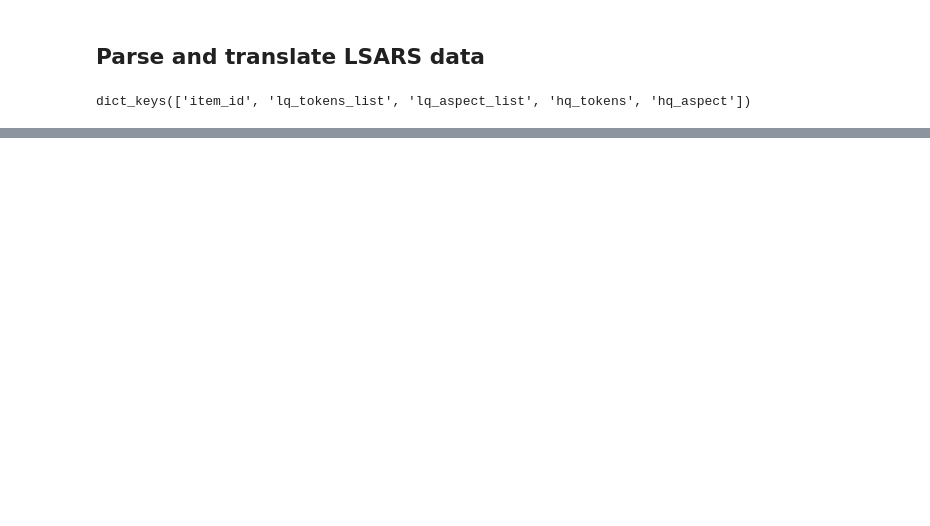
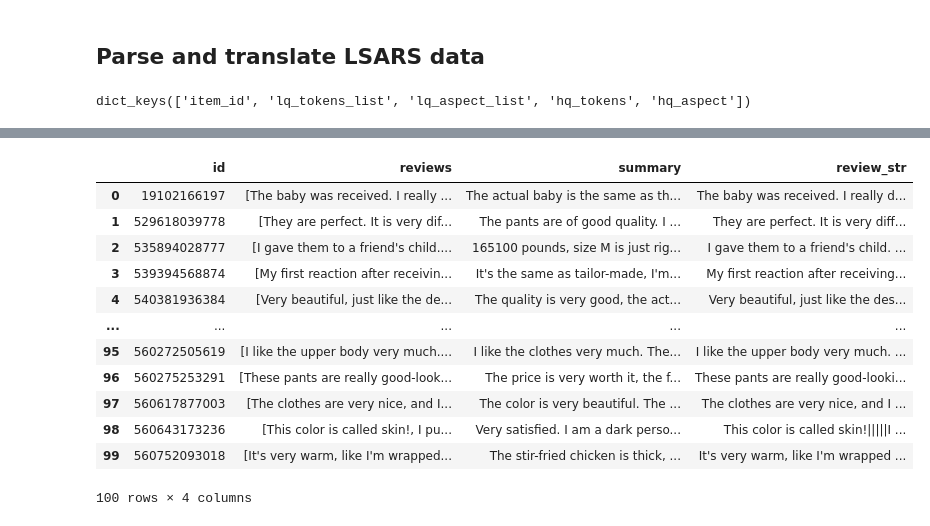
Before and after one commit to hpiercehoffman/AC215_FlavorFusion, a Jupyter notebook: src/docker-volumes/notebooks/translate-data.ipynb, the cells around one changed output, grey strips where cells are left out. Saved outputs shown, nothing was run; the diff lists cells and outputs as text; code cells hidden in the pictures; blank space fills up the shorter version.

Commit message:
Translated first 100 records in test set with free API

```diff
--- a/src/docker-volumes/notebooks/translate-data.ipynb
+++ b/src/docker-volumes/notebooks/translate-data.ipynb
@@ -18,7 +26,20 @@ test_jsons[0].keys()
 # %% [output]
 dict_keys(['item_id', 'lq_tokens_list', 'lq_aspect_list', 'hq_tokens', 'hq_aspect'])
 # %%
-def join_
+def join_tokens(token_list):
+    return "".join(token_list)
 
+def process_json(json):
+    item_id = json["item_id"]
 
-def translate_json(json):
+    summary = join_tokens(json["hq_tokens"])
+    reviews = json["lq_tokens_list"]
+    review_str = ""
+    reviews = [join_tokens(review) for review in reviews]
+
+    translated_reviews = GoogleTranslator('zh-CN', 'en').translate_batch(reviews)
+    translated_summary = GoogleTranslator(source='chinese (simplified)', target='en').translate(text=summary)
+
+    return item_id, translated_reviews, translated_summary
+
+#id, reviews, summary = process_json(test_jsons[0])
@@ -24,0 +55,9 @@ def translate_json(json):
+# %%
+ids, reviews, summaries = [], [], []
+
+for json in tqdm(test_jsons[0:100]):
+
+    item_id, translated_reviews, translated_summary = process_json(json)
+    ids.append(item_id)
+    reviews.append(translated_reviews)
+    summaries.append(translated_summary)
@@ -24,0 +84,3 @@ def translate_json(json):
+# %%
+result_df = pd.DataFrame({"id": ids, "reviews": reviews, "summary": summaries})
+result_df
@@ -24,0 +101,17 @@ def translate_json(json):
+# %%
+result_df["review_str"] = result_df["reviews"].apply(lambda x: "|||||".join(x))
+result_df
+# %% [output]
+|  | id | reviews | summary | review_str |
+| 0 | 19102166197 | [The baby was received. I really ... | The actual baby is the same as th... | The baby was received. I really d... |
+| 1 | 529618039778 | [They are perfect. It is very dif... | The pants are of good quality. I ... | They are perfect. It is very diff... |
+| 2 | 535894028777 | [I gave them to a friend's child.... | 165100 pounds, size M is just rig... | I gave them to a friend's child. ... |
+| 3 | 539394568874 | [My first reaction after receivin... | It's the same as tailor-made, I'm... | My first reaction after receiving... |
+| 4 | 540381936384 | [Very beautiful, just like the de... | The quality is very good, the act... | Very beautiful, just like the des... |
+| ... | ... | ... | ... | ... |
+| 95 | 560272505619 | [I like the upper body very much.... | I like the clothes very much. The... | I like the upper body very much. ... |
+| 96 | 560275253291 | [These pants are really good-look... | The price is very worth it, the f... | These pants are really good-looki... |
+| 97 | 560617877003 | [The clothes are very nice, and I... | The color is very beautiful. The ... | The clothes are very nice, and I ... |
+| 98 | 560643173236 | [This color is called skin!, I pu... | Very satisfied. I am a dark perso... | This color is called skin!|||||I ... |
+| 99 | 560752093018 | [It's very warm, like I'm wrapped... | The stir-fried chicken is thick, ... | It's very warm, like I'm wrapped ... |
+100 rows × 4 columns
```
Also changed, not shown: parts of 8 cells of this notebook, 3 other files.
